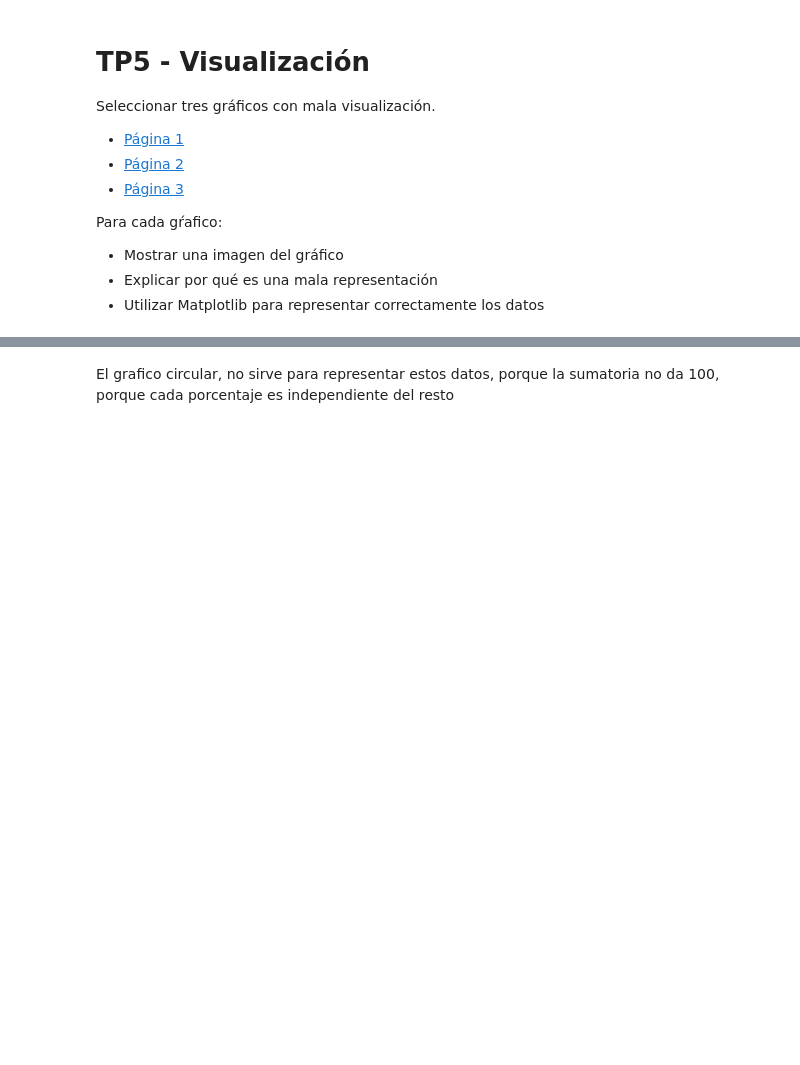
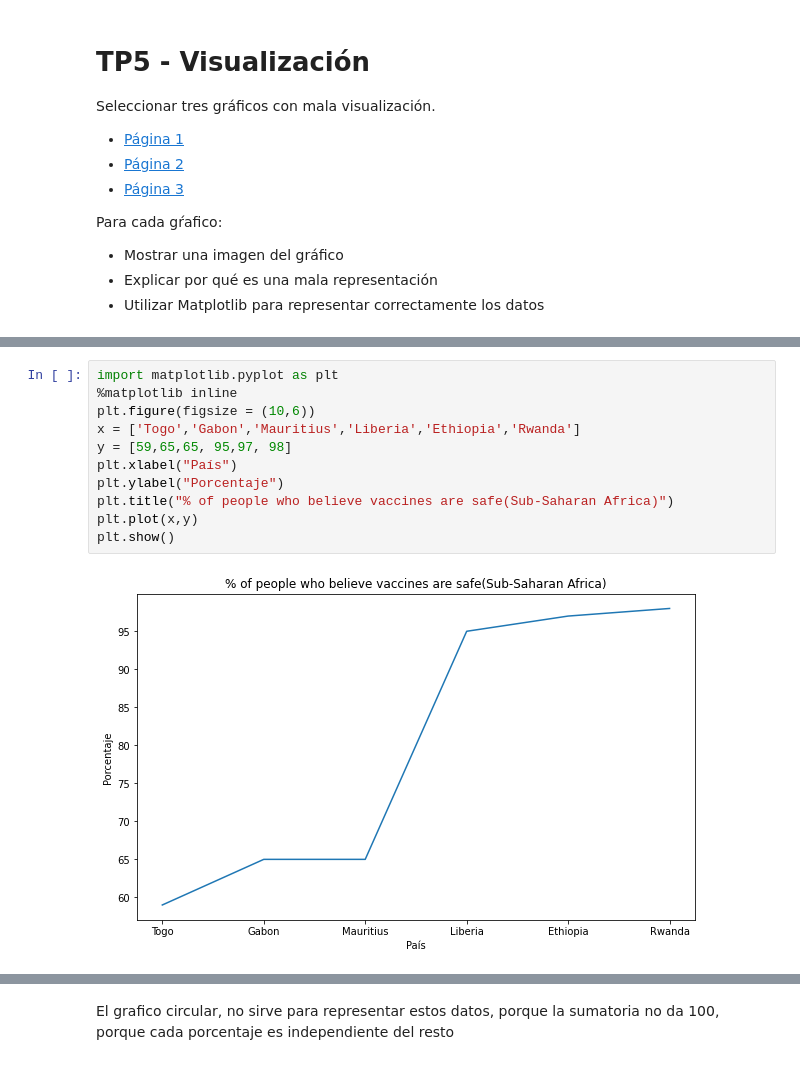
Before and after one commit to Lucas16AR/UM-BDD-II-2021, a Jupyter notebook: TP5.ipynb, the cells around one changed output, grey strips where cells are left out. Saved outputs shown, nothing was run; the diff lists cells and outputs as text; blank space fills up the shorter version.

```diff
--- a/TP5.ipynb
+++ b/TP5.ipynb
@@ -18,0 +63,13 @@ Para cada gŕafico:
+# %%
+import matplotlib.pyplot as plt
+%matplotlib inline
+plt.figure(figsize = (10,6))
+x = ['Togo','Gabon','Mauritius','Liberia','Ethiopia','Rwanda']
+y = [59,65,65, 95,97, 98]
+plt.xlabel("País")
+plt.ylabel("Porcentaje")
+plt.title("% of people who believe vaccines are safe(Sub-Saharan Africa)")
+plt.plot(x,y)
+plt.show()
+# %% [output]
+[figure, added]
```
Also changed, not shown: parts of 14 cells of this notebook.
